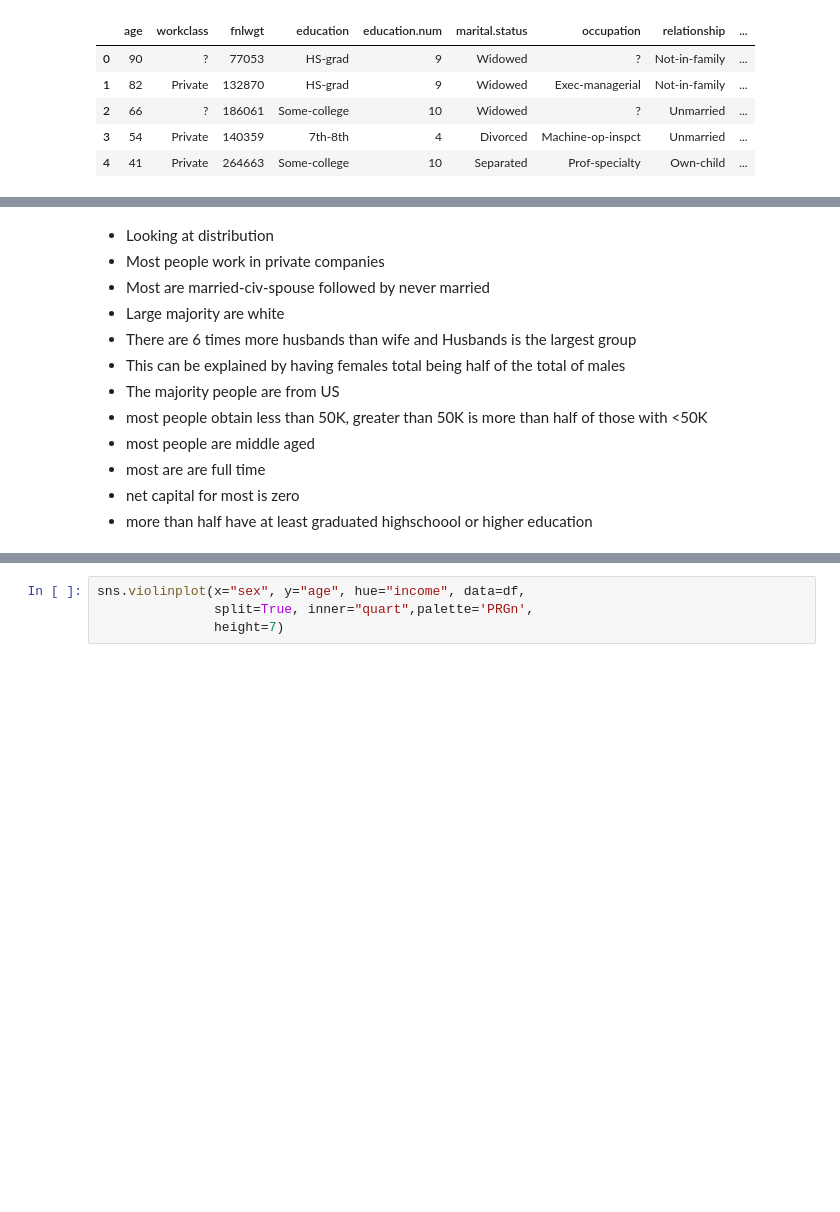
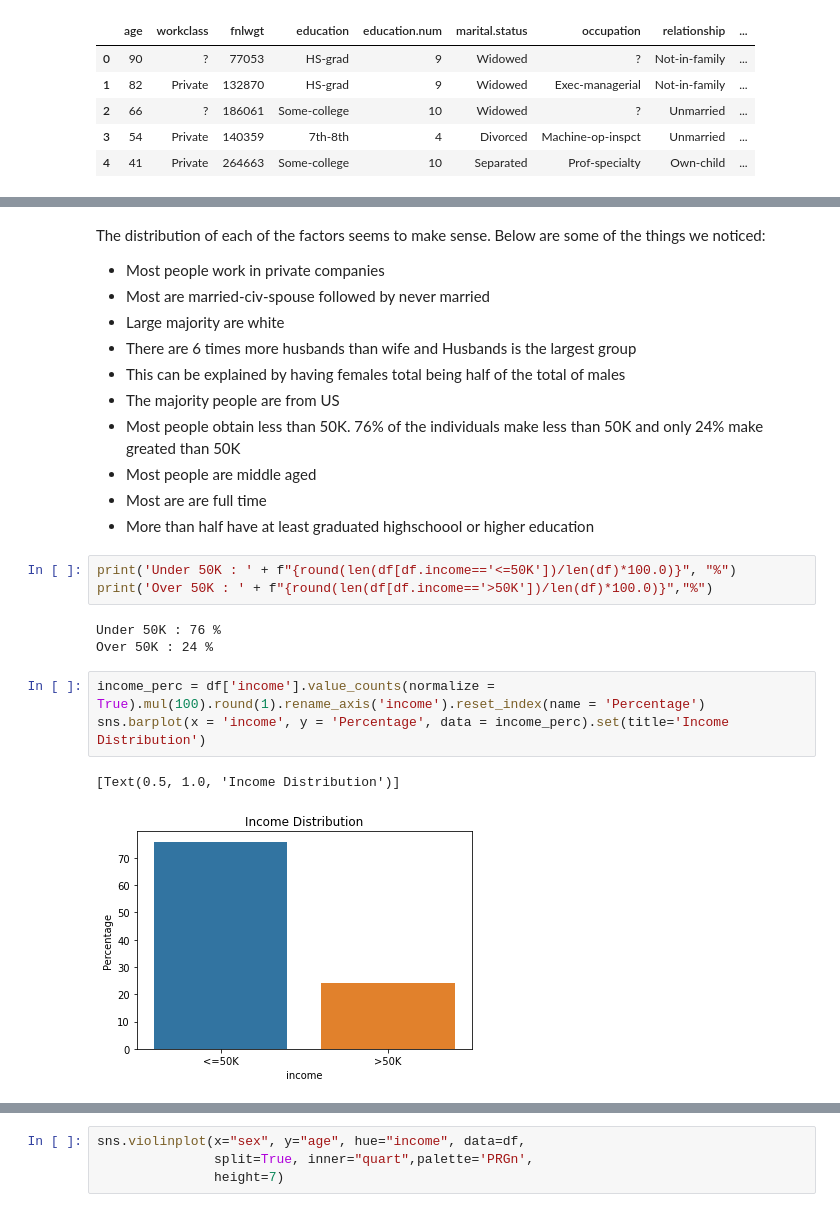
Before and after one commit to lauraah10/MachineLearning_Projects, a Jupyter notebook: MLproject1.ipynb, the cells around one changed output, grey strips where cells are left out. Saved outputs shown, nothing was run; the diff lists cells and outputs as text; blank space fills up the shorter version.

```diff
--- a/MLproject1.ipynb
+++ b/MLproject1.ipynb
@@ -297,14 +324,25 @@ Index(['workclass', 'marital.status', 'occupation', 'relationship', 'race',
 # %% [markdown]
-+ Looking at distribution
+The distribution of each of the factors seems to make sense. Below are some of the things we noticed:
 + Most people work in private companies
 + Most are married-civ-spouse followed by never married
 + Large majority are white
 + There are 6 times more husbands than wife and Husbands is the largest group
 + This can be explained by having females total being half of the total of males
 + The majority people are from US
-+ most people obtain less than 50K, greater than 50K is more than half of those with <50K
-+ most people are middle aged
-+ most are are full time
-+ net capital for most is zero
-+ more than half have at least graduated highschoool or higher education
++ Most people obtain less than 50K. 76% of the individuals make less than 50K and only 24% make greated than 50K
++ Most people are middle aged
++ Most are are full time
++ More than half have at least graduated highschoool or higher education
+# %%
+print('Under 50K : ' + f"{round(len(df[df.income=='<=50K'])/len(df)*100.0)}", "%")
+print('Over 50K : ' + f"{round(len(df[df.income=='>50K'])/len(df)*100.0)}","%")
+# %% [output]
+Under 50K : 76 %
+Over 50K : 24 %
+# %%
+income_perc = df['income'].value_counts(normalize = True).mul(100).round(1).rename_axis('income').reset_index(name = 'Percentage')
+sns.barplot(x = 'income', y = 'Percentage', data = income_perc).set(title='Income Distribution')
+# %% [output]
+[Text(0.5, 1.0, 'Income Distribution')]
+[figure, added]
 # %%
```
Also changed, not shown: parts of 109 cells of this notebook.
